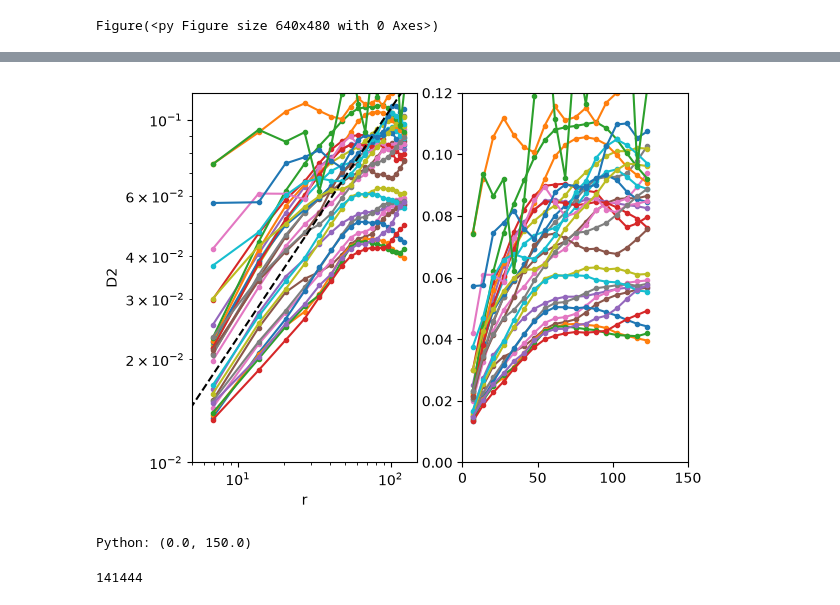
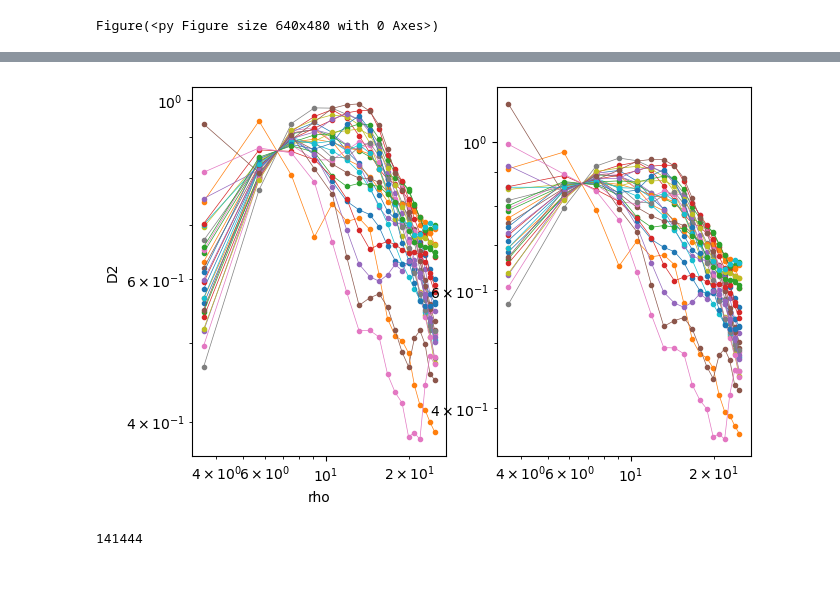
Before and after one commit to deszoeke/lidar, a Jupyter notebook: ASTRAL2024/lidar_turbulence_production.ipynb, the cells around one changed output, grey strips where cells are left out. Drawn from its saved outputs; the diff is of its cells as text; code cells hidden in the pictures; blank space fills up the shorter version.

Commit message:
testing transfer function corrections

```diff
--- a/ASTRAL2024/lidar_turbulence_production.ipynb
+++ b/ASTRAL2024/lidar_turbulence_production.ipynb
@@ -2421,21 +2457,23 @@ Figure(<py Figure size 640x480 with 0 Axes>)
 # %%
-# plot structure functions
+# plot compensated structure functions
 clf()
 subplot(1,2,1)
-loglog(rhobin[:,1:50].^1.5, D2bin[:,1:50],".-")
-plot([1e0, 1e2].^1.5, [0.5e-2, 0.5e0], "k--")
-ylim([0.01, 0.12]); xlim([5, 150])
-ylabel("D2"); xlabel("r")
+loglog(rhobin[:,iiz], D2comp[:,iiz],".-", linewidth=0.5)
+# loglog(rhobin[:,iiz], D2compcorr[:,iiz],".-", linewidth=0.5)
+# ylim([7e-3, 0.12]);
+# xlim([5, 150])
+ylabel("D2"); xlabel("rho")
 
 subplot(1,2,2)
-plot(rhobin[:,1:50].^1.5, D2bin[:,1:50],".-")
-ylim([0, 0.12]); xlim([0, 150])
-# gcf()
+# loglog(rhobin[:,iiz], D2comp[:,iiz],".-", linewidth=0.5)
+loglog(rhobin[:,iiz], D2compcorr[:,iiz],".-", linewidth=0.5)
+# ylim([0, 0.12]);
+# xlim([0, 150])
+gcf()
 
-# need to add a transfer function for scales smaller than the range gate of 24 m
+# "$(size(D2bin)) $(size(rhobin)) $(size(D2corr))"
 # %% [output]
-[figure, old version]
+[figure, new version]
-Python: (0.0, 150.0)
 # %%
 # plot scaled and compensated D2 structure function
 C2 = 2.0
```
Also changed, not shown: parts of 17 cells of this notebook.
